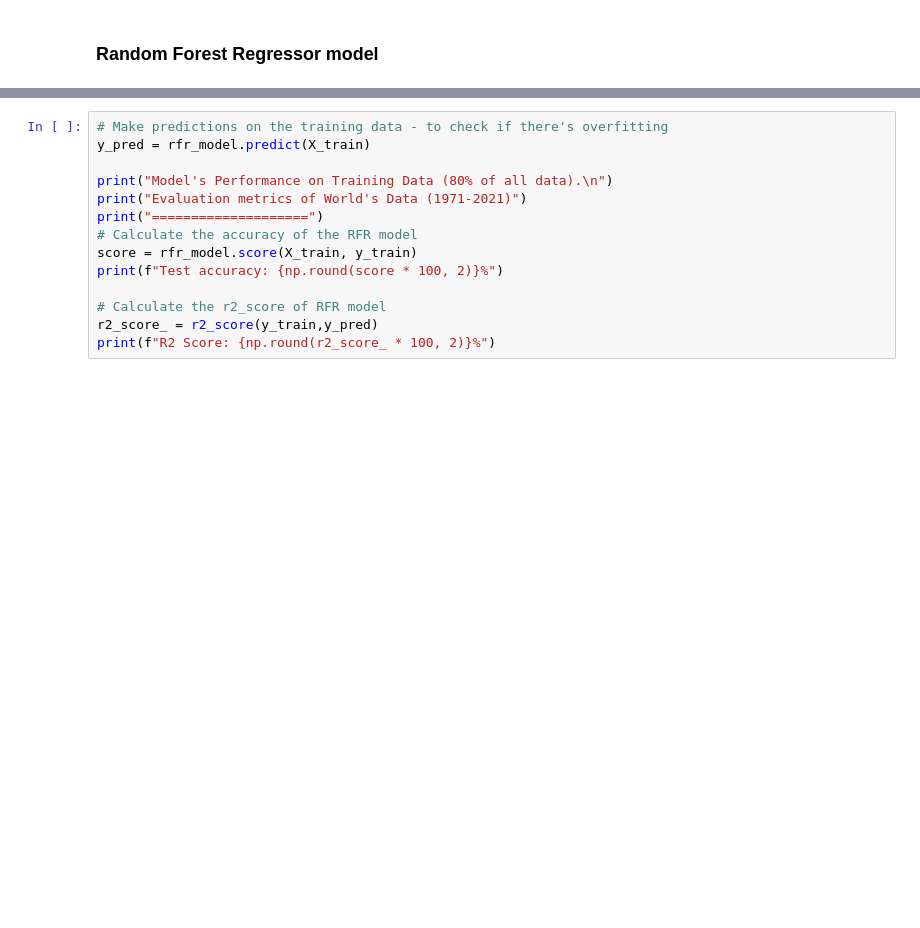
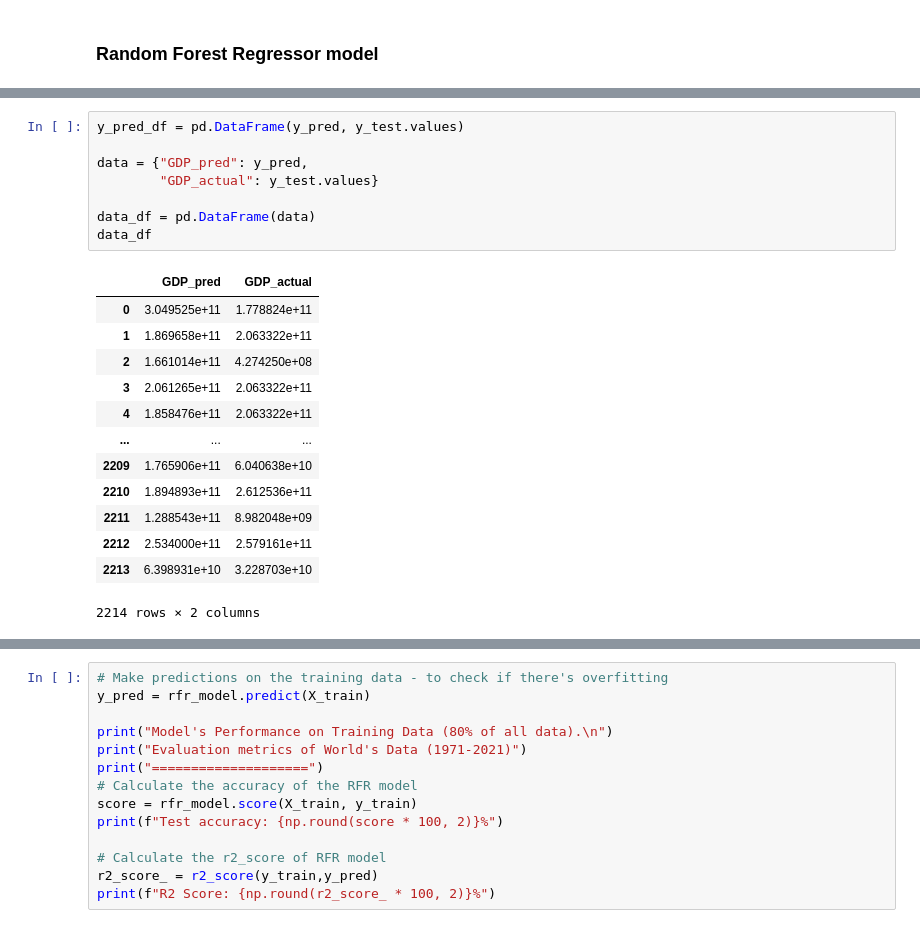
Before and after one commit to TanvirZulkarnaine/GDP_Predictor, a Jupyter notebook: ML_models/ML_RandomForestRegressor-Copy1.ipynb, the cells around one changed output, grey strips where cells are left out. Cells and saved outputs as stored; diff of their text form; blank space fills up the shorter version.

```diff
--- a/ML_models/ML_RandomForestRegressor-Copy1.ipynb
+++ b/ML_models/ML_RandomForestRegressor-Copy1.ipynb
@@ -77,0 +85,22 @@ plt.show()
+# %%
+y_pred_df = pd.DataFrame(y_pred, y_test.values)
+
+data = {"GDP_pred": y_pred,
+        "GDP_actual": y_test.values}
+
+data_df = pd.DataFrame(data)
+data_df
+# %% [output]
+|  | GDP_pred | GDP_actual |
+| 0 | 3.049525e+11 | 1.778824e+11 |
+| 1 | 1.869658e+11 | 2.063322e+11 |
+| 2 | 1.661014e+11 | 4.274250e+08 |
+| 3 | 2.061265e+11 | 2.063322e+11 |
+| 4 | 1.858476e+11 | 2.063322e+11 |
+| ... | ... | ... |
+| 2209 | 1.765906e+11 | 6.040638e+10 |
+| 2210 | 1.894893e+11 | 2.612536e+11 |
+| 2211 | 1.288543e+11 | 8.982048e+09 |
+| 2212 | 2.534000e+11 | 2.579161e+11 |
+| 2213 | 6.398931e+10 | 3.228703e+10 |
+2214 rows × 2 columns
```
Also changed, not shown: parts of 7 cells of this notebook, 3 other files.
